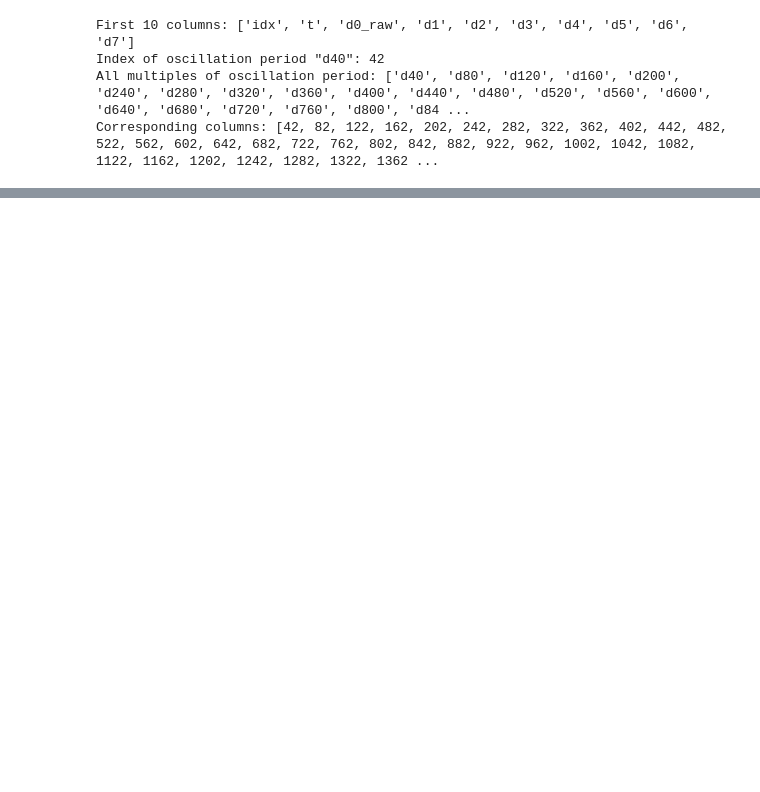
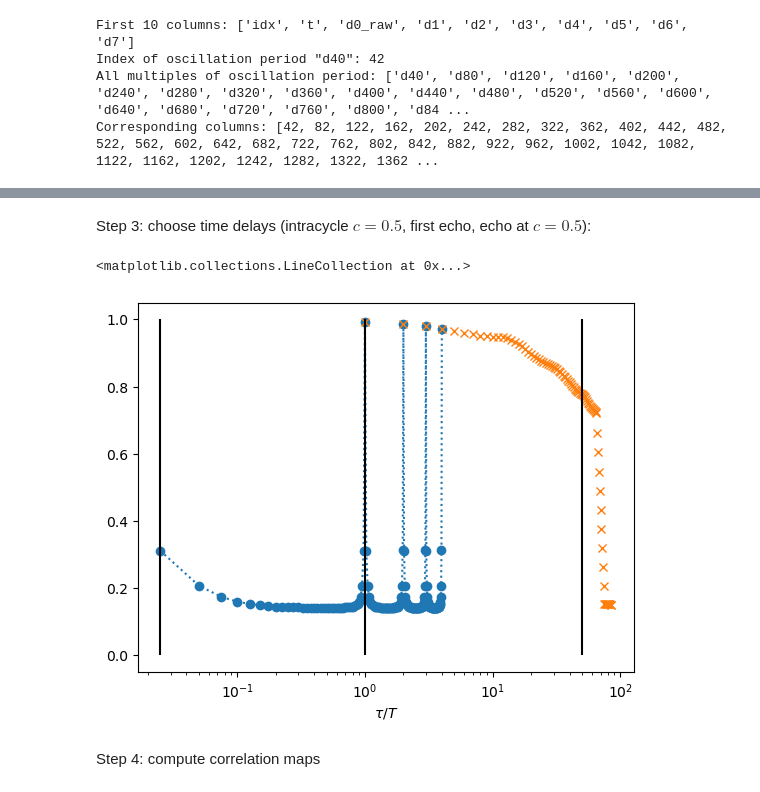
Before and after one commit to steaime/DSHpy, a Jupyter notebook: example2a_RheoDLS_analDLS.ipynb, the cells around one changed output, grey strips where cells are left out. Cells and saved outputs as stored; diff of their text form; code cells hidden in the pictures; blank space fills up the shorter version.

```diff
--- a/example2a_RheoDLS_analDLS.ipynb
+++ b/example2a_RheoDLS_analDLS.ipynb
@@ -315,0 +334,22 @@ plt.vlines(start_idx, 0, 1)
+# %% [markdown]
+Step 3: choose time delays (intracycle $c=0.5$, first echo, echo at $c=0.5$):
+# %%
+nperiods_first = 4
+first_data = np.loadtxt(cI_fname, usecols=[0, 1]+[3+i for i in range(delay_period*nperiods_first)])
+
+echo_data_mean = np.nanmean(echo_data[tRange_steady[0]:tRange_steady[1]], axis=0)
+first_data_mean = np.nanmean(first_data[tRange_steady[0]:tRange_steady[1]], axis=0)
+# %%
+lagtimes_calc = [1, delay_period, 50*delay_period]
+
+fig, ax = plt.subplots()
+ax.plot(np.linspace(1.0/delay_period, nperiods_first, delay_period*nperiods_first), first_data_mean[2:], 'o:')
+ax.plot(list(range(1, len(echo_cols)+1)), echo_data_mean[3:], 'x')
+ax.set_xscale('log')
+ax.set_xlabel(r'$\tau/T$')
+ax.vlines(np.asarray(lagtimes_calc)/delay_period, [0]*len(lagtimes_calc), [1]*len(lagtimes_calc), colors='k')
+# %% [output]
+<matplotlib.collections.LineCollection at 0x...>
+[figure, added]
+# %% [markdown]
+Step 4: compute correlation maps
```
Also changed, not shown: parts of 7 cells of this notebook.
